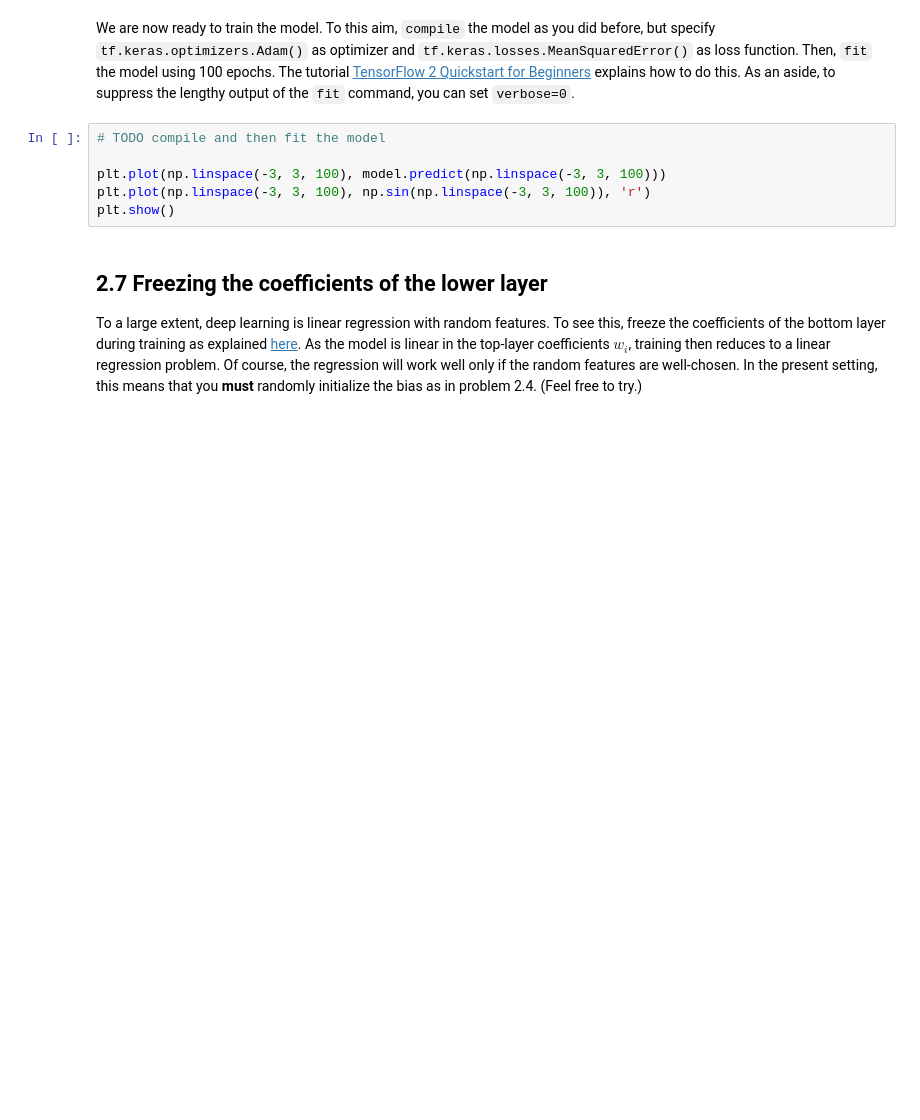
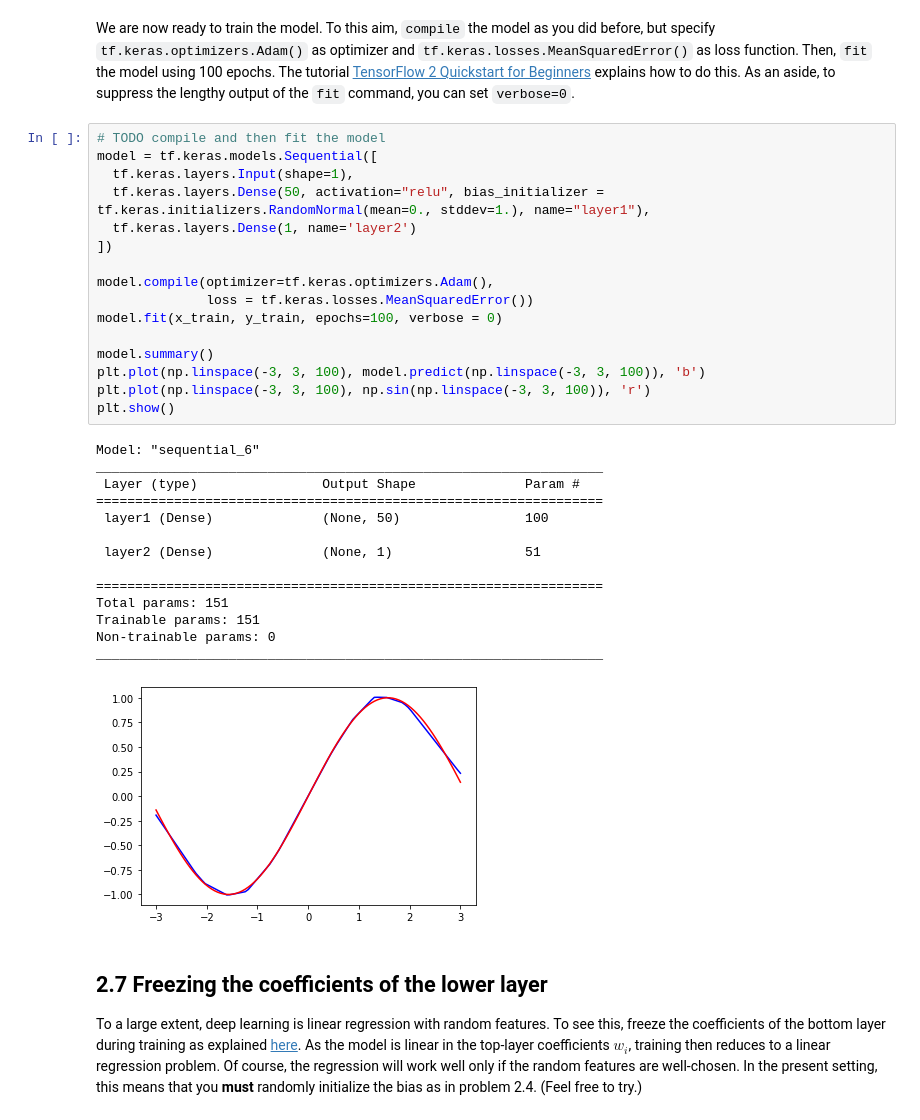
Before and after one commit to shahuiz/MH3520_Homework, a Jupyter notebook: 02_problemset.ipynb, the cells around one changed output. Saved outputs shown, nothing was run; the diff lists cells and outputs as text; blank space fills up the shorter version.

```diff
--- a/02_problemset.ipynb
+++ b/02_problemset.ipynb
@@ -122,10 +131,35 @@ plt.plot(x_train, y_train, '.g')
 We are now ready to train the model. To this aim, `compile` the model as you did before, but specify `tf.keras.optimizers.Adam()` as optimizer and `tf.keras.losses.MeanSquaredError()` as loss function. Then, `fit` the model using 100 epochs. The tutorial [TensorFlow 2 Quickstart for Beginners](https://colab.research.google.com/github/tensorflow/docs/blob/master/site/en/tutorials/quickstart/beginner.ipynb) explains how to do this. As an aside, to suppress the lengthy output of the `fit` command, you can set `verbose=0`.
 # %%
 # TODO compile and then fit the model
+model = tf.keras.models.Sequential([
+  tf.keras.layers.Input(shape=1),
+  tf.keras.layers.Dense(50, activation="relu", bias_initializer = tf.keras.initializers.RandomNormal(mean=0., stddev=1.), name="layer1"),
+  tf.keras.layers.Dense(1, name='layer2')
+])
 
-plt.plot(np.linspace(-3, 3, 100), model.predict(np.linspace(-3, 3, 100)))
+model.compile(optimizer=tf.keras.optimizers.Adam(),
+              loss = tf.keras.losses.MeanSquaredError())
+model.fit(x_train, y_train, epochs=100, verbose = 0)
+
+model.summary()
+plt.plot(np.linspace(-3, 3, 100), model.predict(np.linspace(-3, 3, 100)), 'b')
 plt.plot(np.linspace(-3, 3, 100), np.sin(np.linspace(-3, 3, 100)), 'r')
 plt.show()
+# %% [output]
+Model: "sequential_6"
+_________________________________________________________________
+ Layer (type)                Output Shape              Param #
+=================================================================
+ layer1 (Dense)              (None, 50)                100
+
+ layer2 (Dense)              (None, 1)                 51
+
+=================================================================
+Total params: 151
+Trainable params: 151
+Non-trainable params: 0
+_________________________________________________________________
+[figure, added]
 # %% [markdown]
 ## 2.7 Freezing the coefficients of the lower layer
 
```
Also changed, not shown: parts of 8 cells of this notebook.
